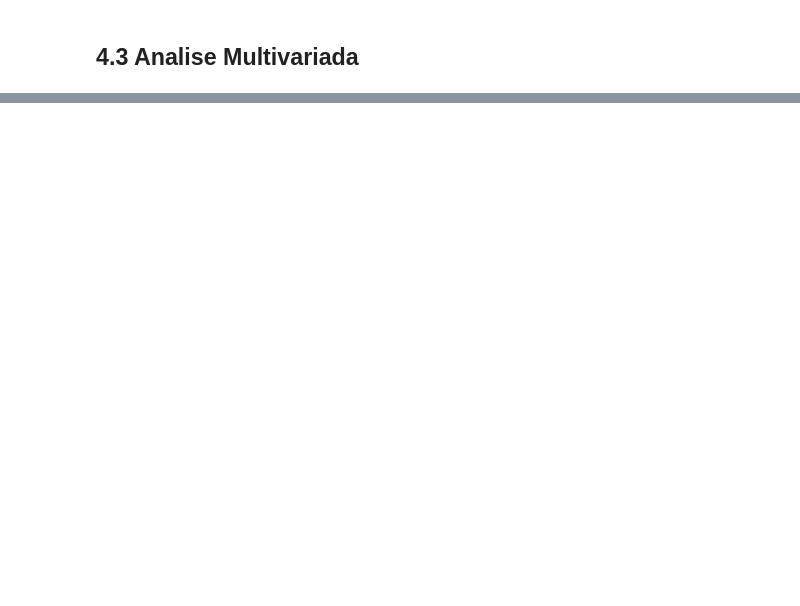
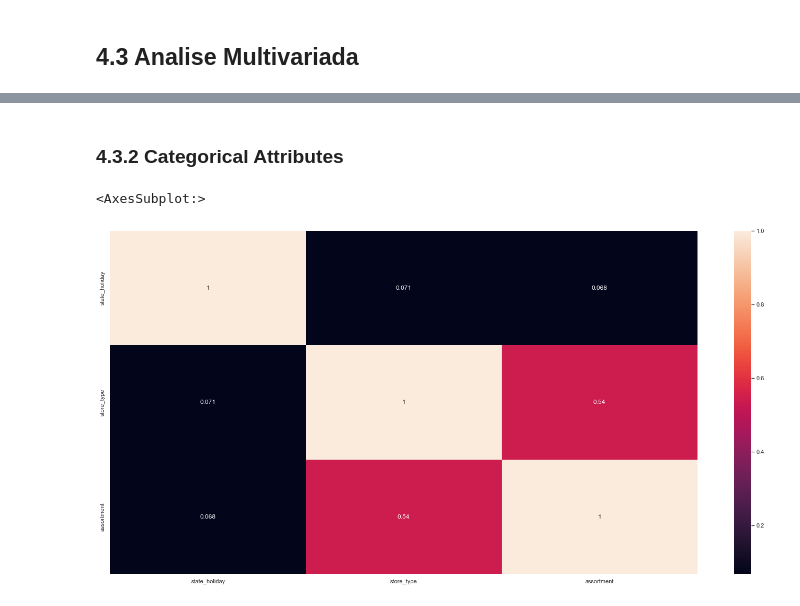
Before and after one commit to zedaoxd/aprendizados_data_science, a Jupyter notebook: exemples/store_sales_prediction.ipynb, the cells around one changed output, grey strips where cells are left out. Drawn from its saved outputs; the diff is of its cells as text; code cells hidden in the pictures; blank space fills up the shorter version.

Commit message:
categorical attributes

```diff
--- a/exemples/store_sales_prediction.ipynb
+++ b/exemples/store_sales_prediction.ipynb
@@ -45,6 +46,19 @@ def jupyter_settings():
     pd.options.display.max_rows = None
     pd.set_option( 'display.expand_frame_repr', False )
     sns.set()
+
+def cramer_v(x, y):
+    cm = pd.crosstab(x, y).values
+    n = cm.sum()
+    r, c = cm.shape
+
+    chi2 = ss.chi2_contingency(cm)[0]
+    chi2corr = max(0, chi2 - (c-1) * (r-1) / (n-1))
+
+    ccorr = c - (c-1)**2/(n-1)
+    rcorr = r - (r-1)**2/(n-1)
+
+    return np.sqrt( ( chi2corr/n ) / (min(ccorr-1, rcorr-1)) )
 # %%
 jupyter_settings()
 # %% [output]
@@ -625,0 +682,33 @@ sns.barplot(x='month', y='sales', hue='school_holiday', data=aux2);
+# %% [markdown]
+### 4.3.2 Categorical Attributes
+# %%
+# only categorical data
+cat = df4.select_dtypes(include='object')
+
+# calculate cramer's V
+a1 = cramer_v(cat['state_holiday'], cat['state_holiday'])
+a2 = cramer_v(cat['state_holiday'], cat['store_type'])
+a3 = cramer_v(cat['state_holiday'], cat['assortment'])
+
+a4 = cramer_v(cat['store_type'], cat['state_holiday'])
+a5 = cramer_v(cat['store_type'], cat['store_type'])
+a6 = cramer_v(cat['store_type'], cat['assortment'])
+
+a7 = cramer_v(cat['assortment'], cat['state_holiday'])
+a8 = cramer_v(cat['assortment'], cat['store_type'])
+a9 = cramer_v(cat['assortment'], cat['assortment'])
+
+# final dataset
+d = pd.DataFrame({
+    'state_holiday': [a1, a2, a3],
+    'store_type': [a4, a5, a6],
+    'assortment': [a7, a8, a9],
+})
+
+d = d.set_index(d.columns)
+
+# plot heatmap
+sns.heatmap(d, annot=True)
+# %% [output]
+<AxesSubplot:>
+[figure, added]
```
Also changed, not shown: parts of 6 cells of this notebook.
